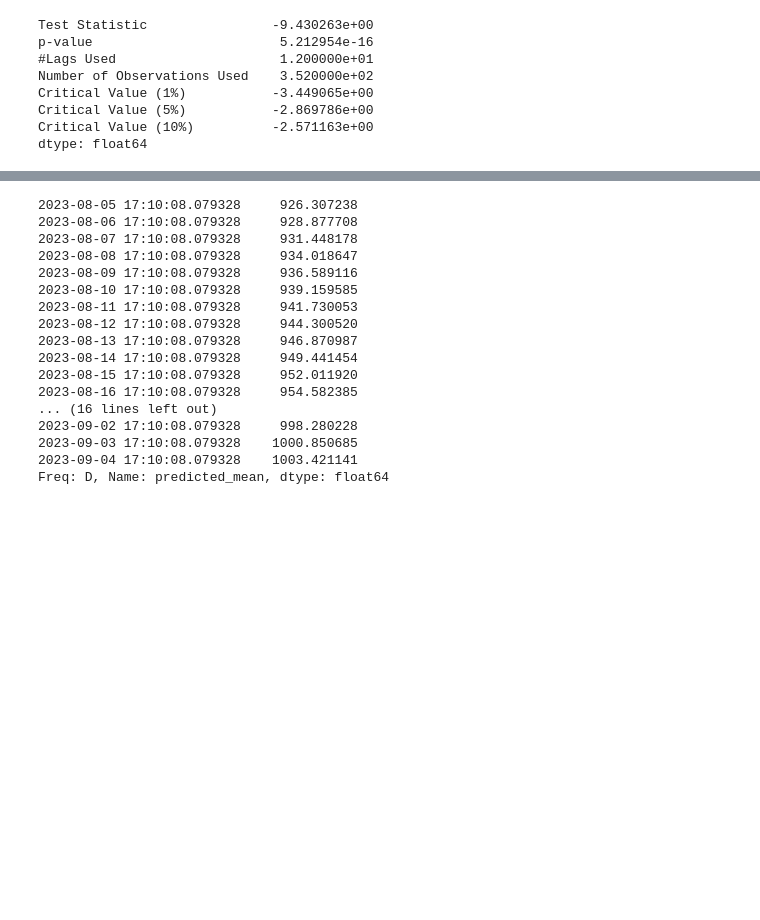
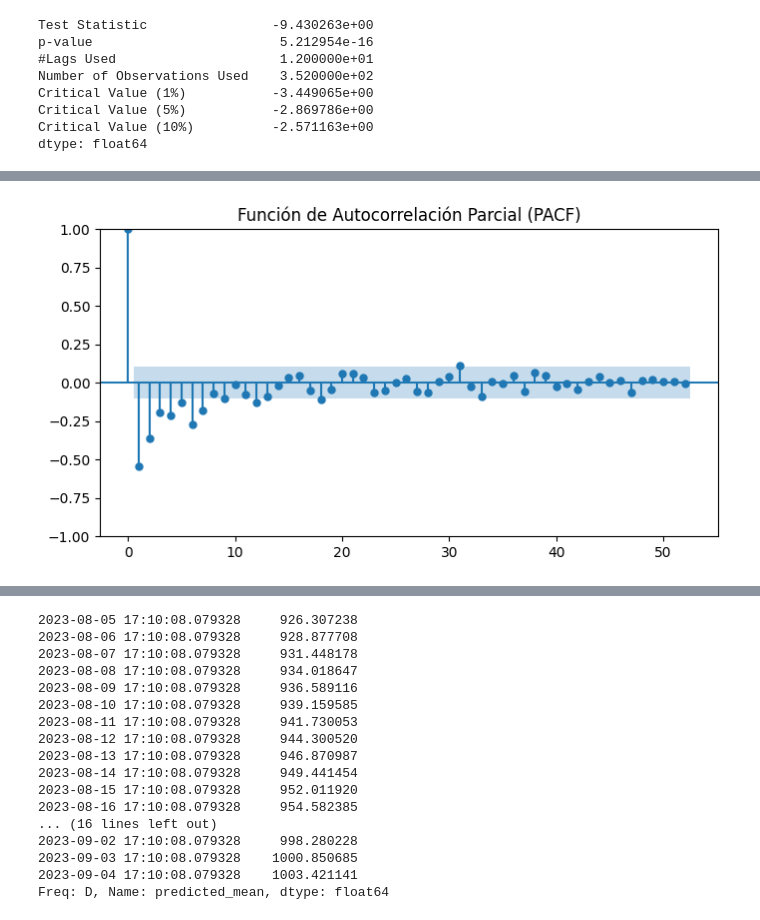
Before and after one commit to 4GeeksAcademy/sergio-roque-time-series, a Jupyter notebook: src/explore.ipynb, the cells around one changed output, grey strips where cells are left out. Drawn from its saved outputs; the diff is of its cells as text; code cells hidden in the pictures; blank space fills up the shorter version.

```diff
--- a/src/explore.ipynb
+++ b/src/explore.ipynb
@@ -172,0 +178,8 @@ plt.show()
+# %%
+# Graficar PACF
+plt.figure(figsize=(8, 4))
+plot_pacf(ts_diff, lags=52, ax=plt.gca())
+plt.title('Función de Autocorrelación Parcial (PACF)')
+plt.show()
+# %% [output]
+[figure, added]
```
Also changed, not shown: parts of 19 cells of this notebook.
